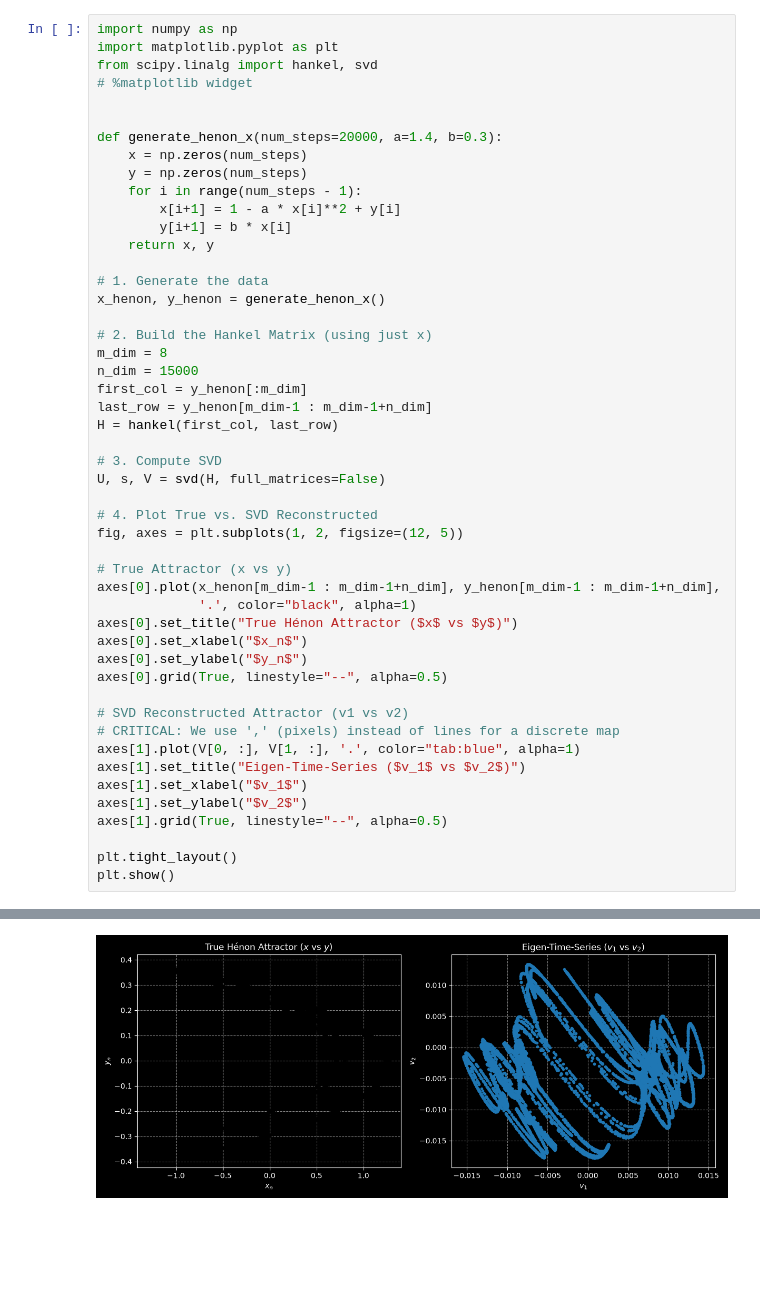
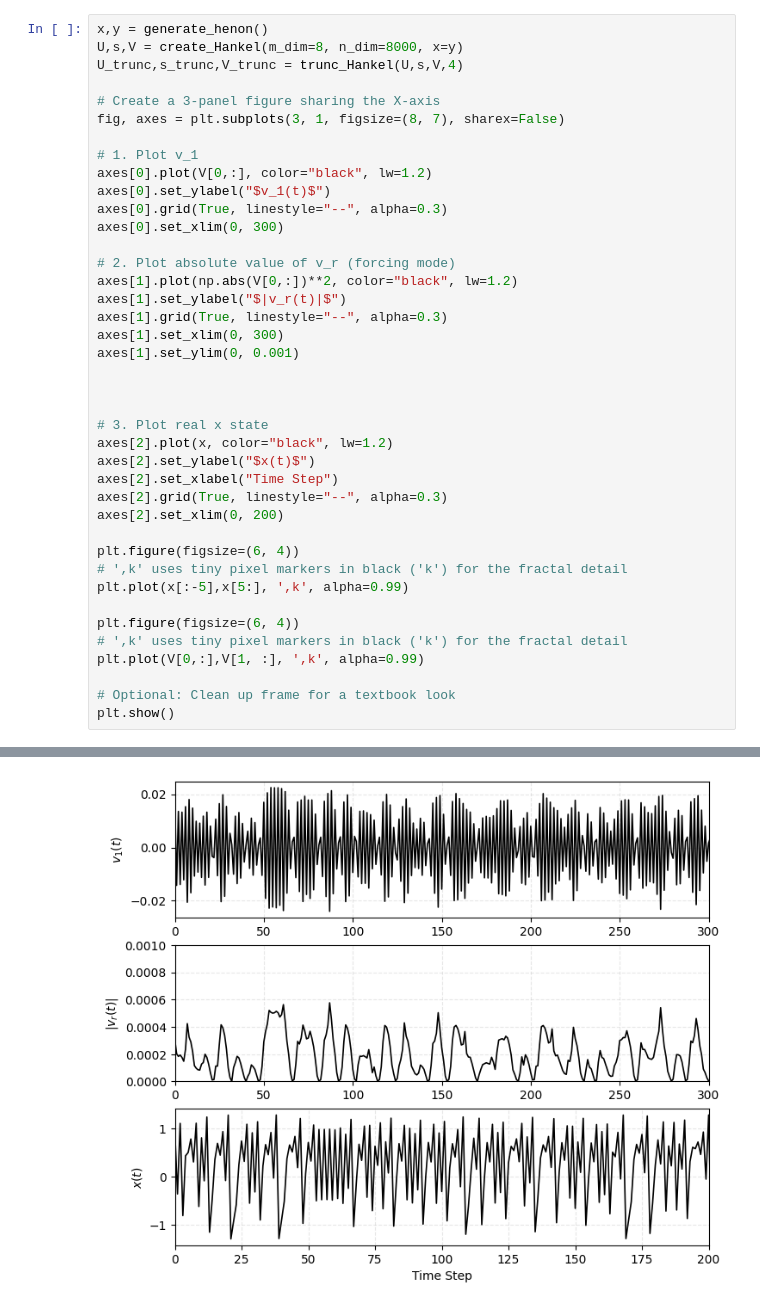
Before and after one commit to Izzathawari/PINN-dynamic-system, a Jupyter notebook: discrete_pinn/hankel_analysis.ipynb, the cells around one changed output, grey strips where cells are left out. Saved outputs shown, nothing was run; the diff lists cells and outputs as text; blank space fills up the shorter version.

```diff
--- a/discrete_pinn/hankel_analysis.ipynb
+++ b/discrete_pinn/hankel_analysis.ipynb
@@ -243,50 +247,41 @@ V Matrix R rank Shape : (4, 5000)
 # %%
-import numpy as np
-import matplotlib.pyplot as plt
-from scipy.linalg import hankel, svd
-# %matplotlib widget
+x,y = generate_henon()
+U,s,V = create_Hankel(m_dim=8, n_dim=8000, x=y)
+U_trunc,s_trunc,V_trunc = trunc_Hankel(U,s,V,4)
+
+# Create a 3-panel figure sharing the X-axis
+fig, axes = plt.subplots(3, 1, figsize=(8, 7), sharex=False)
+
+# 1. Plot v_1
+axes[0].plot(V[0,:], color="black", lw=1.2)
+axes[0].set_ylabel("$v_1(t)$")
+axes[0].grid(True, linestyle="--", alpha=0.3)
+axes[0].set_xlim(0, 300)
+
+# 2. Plot absolute value of v_r (forcing mode)
+axes[1].plot(np.abs(V[0,:])**2, color="black", lw=1.2)
+axes[1].set_ylabel("$|v_r(t)|$")
+axes[1].grid(True, linestyle="--", alpha=0.3)
+axes[1].set_xlim(0, 300)
+axes[1].set_ylim(0, 0.001)
 
 
-def generate_henon_x(num_steps=20000, a=1.4, b=0.3):
-    x = np.zeros(num_steps)
-    y = np.zeros(num_steps)
-    for i in range(num_steps - 1):
-        x[i+1] = 1 - a * x[i]**2 + y[i]
-        y[i+1] = b * x[i]
-    return x, y
 
-# 1. Generate the data
-x_henon, y_henon = generate_henon_x()
+# 3. Plot real x state
+axes[2].plot(x, color="black", lw=1.2)
+axes[2].set_ylabel("$x(t)$")
+axes[2].set_xlabel("Time Step")
+axes[2].grid(True, linestyle="--", alpha=0.3)
+axes[2].set_xlim(0, 200)
 
-# 2. Build the Hankel Matrix (using just x)
-m_dim = 8
-n_dim = 15000
-first_col = y_henon[:m_dim]
-last_row = y_henon[m_dim-1 : m_dim-1+n_dim]
-H = hankel(first_col, last_row)
+plt.figure(figsize=(6, 4))
+# ',k' uses tiny pixel markers in black ('k') for the fractal detail
+plt.plot(x[:-5],x[5:], ',k', alpha=0.99)
 
-# 3. Compute SVD
-U, s, V = svd(H, full_matrices=False)
+plt.figure(figsize=(6, 4))
+# ',k' uses tiny pixel markers in black ('k') for the fractal detail
+plt.plot(V[0,:],V[1, :], ',k', alpha=0.99)
 
-# 4. Plot True vs. SVD Reconstructed
-fig, axes = plt.subplots(1, 2, figsize=(12, 5))
-
-# True Attractor (x vs y)
-axes[0].plot(x_henon[m_dim-1 : m_dim-1+n_dim], y_henon[m_dim-1 : m_dim-1+n_dim],
-             '.', color="black", alpha=1)
-axes[0].set_title("True Hénon Attractor ($x$ vs $y$)")
-axes[0].set_xlabel("$x_n$")
-axes[0].set_ylabel("$y_n$")
-axes[0].grid(True, linestyle="--", alpha=0.5)
-
-# SVD Reconstructed Attractor (v1 vs v2)
-# CRITICAL: We use ',' (pixels) instead of lines for a discrete map
-axes[1].plot(V[0, :], V[1, :], '.', color="tab:blue", alpha=1)
-axes[1].set_title("Eigen-Time-Series ($v_1$ vs $v_2$)")
-axes[1].set_xlabel("$v_1$")
-axes[1].set_ylabel("$v_2$")
-axes[1].grid(True, linestyle="--", alpha=0.5)
-
-plt.tight_layout()
+# Optional: Clean up frame for a textbook look
 plt.show()
 # %% [output]
@@ -293 +295 @@ plt.show()
-[figure, old version]
+[figure, new version]
```
Also changed, not shown: parts of 3 cells of this notebook, 3 other files.
